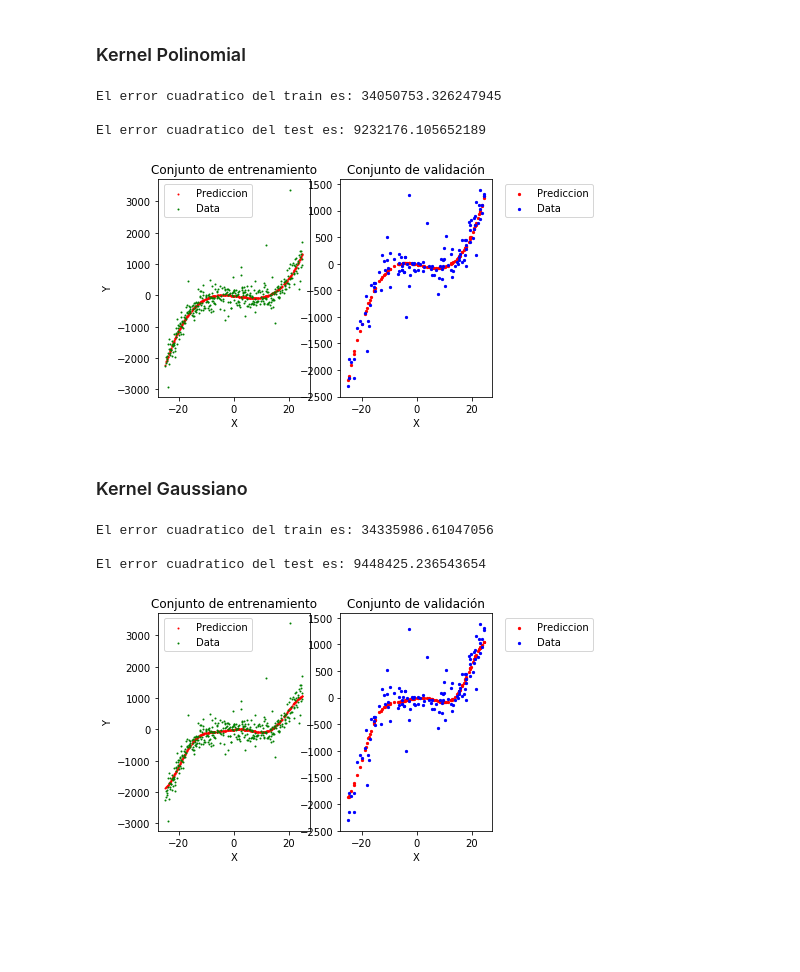
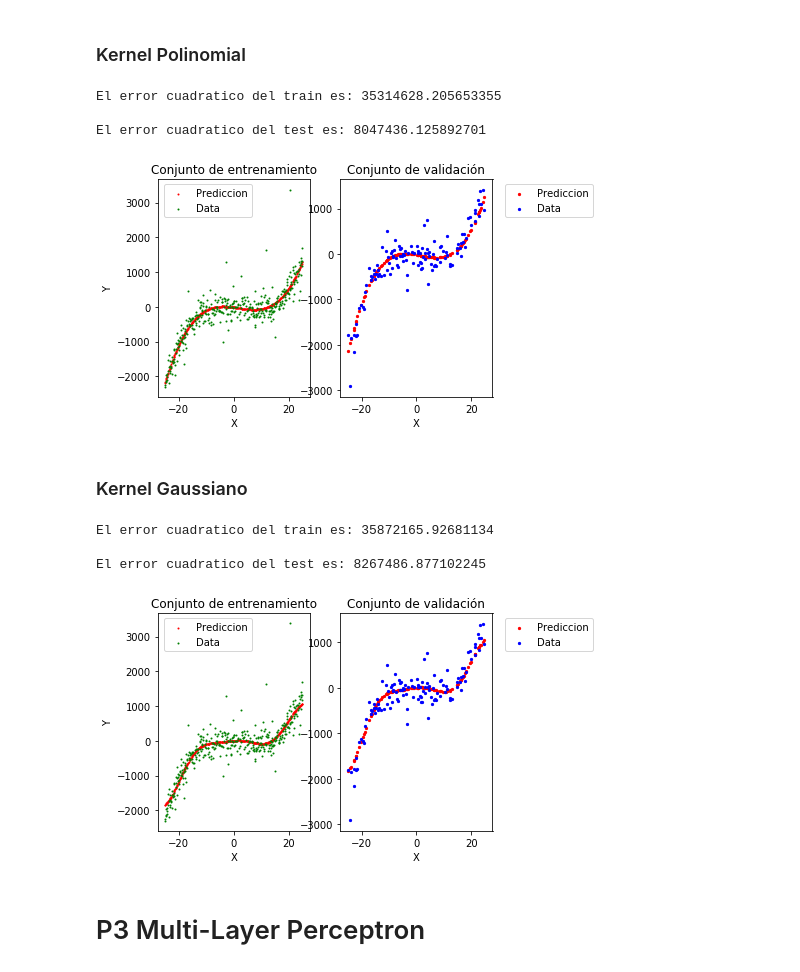
Before and after one commit to martinKindall/aprendizaje_bayesiano, a Jupyter notebook: Tarea1/tarea1_martin_cornejo.ipynb, the cells around one changed output. Cells and saved outputs as stored; diff of their text form; code cells hidden in the pictures; blank space fills up the shorter version.

```diff
--- a/Tarea1/tarea1_martin_cornejo.ipynb
+++ b/Tarea1/tarea1_martin_cornejo.ipynb
@@ -19,5 +20,6 @@ from sklearn.kernel_ridge import KernelRidge
 # %%
-data = np.genfromtxt('data_out.txt', delimiter=' ')
+# se elimina la primera fila del archivo antes de cargar!
+data = np.genfromtxt('data_out_mod.txt', delimiter=' ')
 #x = data[:,0]
 #y = data[:,1]
 
@@ -25,4 +27,4 @@ np.random.shuffle(data)
 training, test = data[:375,:], data[375:,:]
 
 #pdb.set_trace()
-True
+#True
@@ -132,7 +132,7 @@ El error cuadratico del test es: 23880425.662425
 # %% [markdown]
 ### Kernel Polinomial
 # %%
-grado = 3
+grado = 4
 
 identity_size = grado + 1
 
@@ -158,36 +158,36 @@ def poly(x, rho):
     #print("Theta formula: ", get_theta_pol(rho))
 
     p = np.poly1d(theta)
     return p(x)
 
 #salida = recta(x_te, 0)
 #pdb.set_trace()
 
 rho = 0
 
 f, figures = plt.subplots(1, 2)
 figures[0].scatter(training[:,0],poly(training[:,0], rho), c ='r', s=1)
 figures[0].scatter(training[:,0],training[:,1], c='g', s=1)
 figures[0].set_xlabel("X")
 figures[0].set_ylabel("Y")
 figures[0].set_title("Conjunto de entrenamiento")
 figures[0].legend(["Prediccion","Data"], bbox_to_anchor=(0.65, 1))
 
 figures[1].scatter(test[:,0],poly(test[:,0], rho), c ='r', s=5)
 figures[1].scatter(test[:,0],test[:,1], c='b', s=5)
 figures[1].set_xlabel("X")
 figures[1].set_title("Conjunto de validación")
 figures[1].legend(["Prediccion","Data"], bbox_to_anchor=(1.05, 1))
 
 print("")
 print("El error cuadratico del train es: " + str(errorCuadratico(training[:,0],poly(training[:,0], rho), training[:,1])))
 print("")
 print("El error cuadratico del test es: " + str(errorCuadratico(test[:,0],poly(test[:,0], rho), test[:,1])))
 # %% [output]
-El error cuadratico del train es: 34050753.326247945
+El error cuadratico del train es: 35314628.205653355
 
-El error cuadratico del test es: 9232176.105652189
+El error cuadratico del test es: 8047436.125892701
-[figure, old version]
+[figure, new version]
 # %% [markdown]
 ### Kernel Gaussiano
 # %%
@@ -227,7 +227,9 @@ print("El error cuadratico del train es: " + str(errorCuadratico(x_train,ker_pre
 print("")
 print("El error cuadratico del test es: " + str(errorCuadratico(x_test,ker_pred_cal_test, y_test)))
 # %% [output]
-El error cuadratico del train es: 34335986.61047056
+El error cuadratico del train es: 35872165.92681134
 
-El error cuadratico del test es: 9448425.236543654
+El error cuadratico del test es: 8267486.877102245
-[figure, old version]
+[figure, new version]
+# %% [markdown]
+# P3 Multi-Layer Perceptron
```
Also changed, not shown: parts of 8 cells of this notebook, 1 other file.
